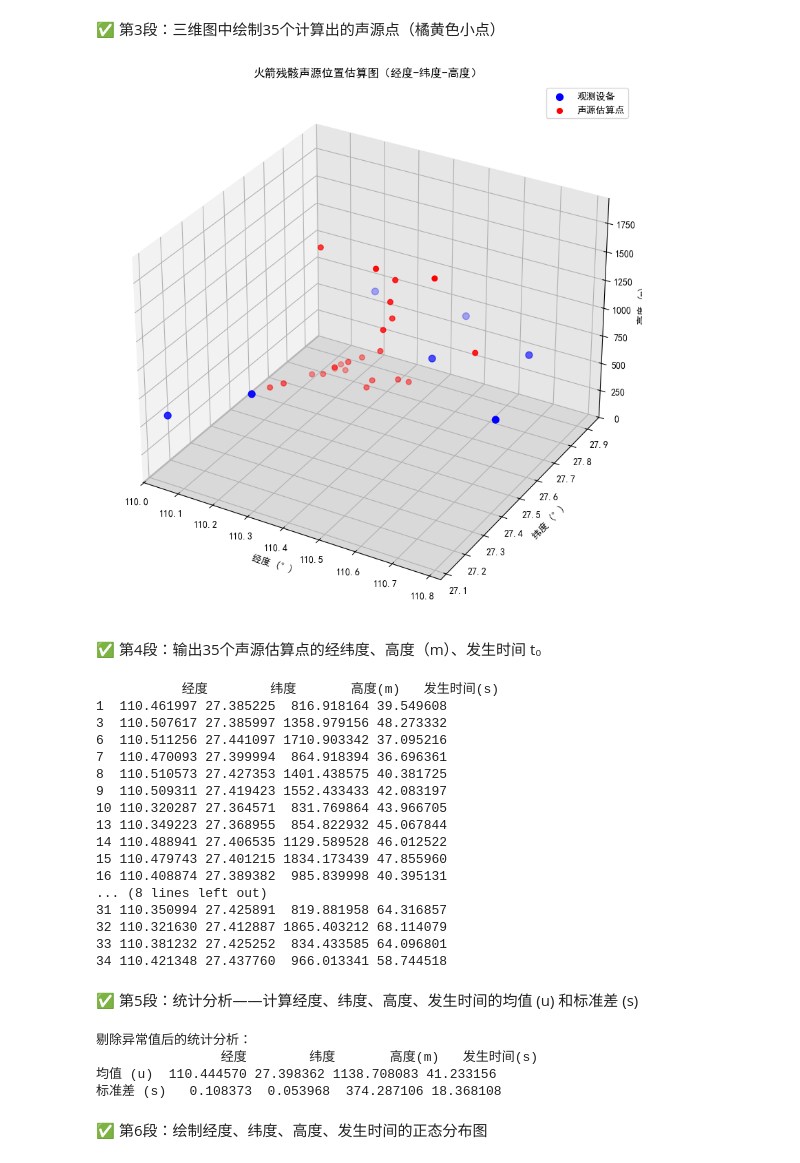
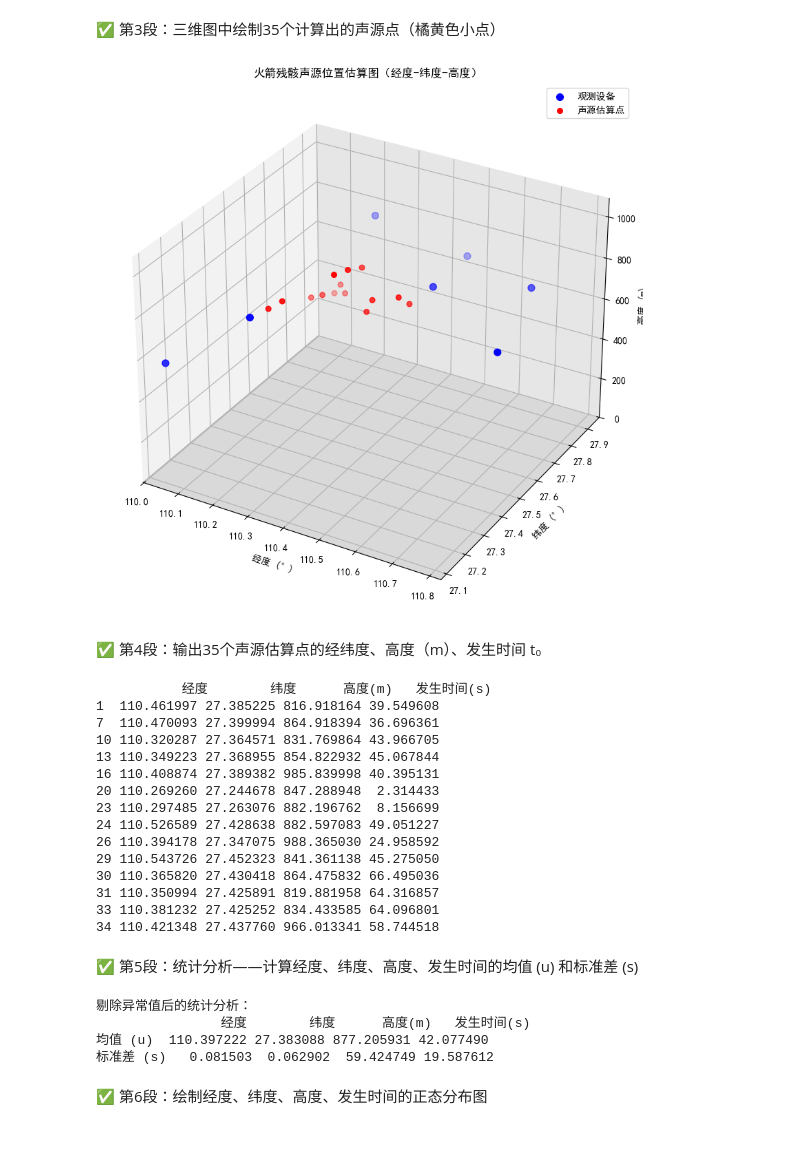
Before and after one commit to blueingj/python-demo, a Jupyter notebook: 数模/11.ipynb, the cells around one changed output. Saved outputs shown, nothing was run; the diff lists cells and outputs as text; code cells hidden in the pictures.

```diff
--- a/数模/11.ipynb
+++ b/数模/11.ipynb
@@ -140,7 +140,7 @@ def xy_to_lonlat(x, y):
 # 过滤异常值（高度和时间不合理）
 filtered_df = result_df[
     (result_df['t0(s)'] > 0) & (result_df['t0(s)'] < 200) &
-    (result_df['z(km)'] > 0) & (result_df['z(km)'] < 2)
+    (result_df['z(km)'] > 0) & (result_df['z(km)'] < 1)
 ].copy()
 
 # z 转换为高度 m
@@ -168,34 +168,34 @@ z_min, z_max = 0, max(z_known.max(), z_est.max()) + 100
 
 # ========== 4. 绘图 ========== #
 fig = plt.figure(figsize=(10, 10))
 ax = fig.add_subplot(111, projection='3d')
 ax.grid(True)
 
 # 灰色立体背景
 ax.xaxis.set_pane_color((0.95, 0.95, 0.95, 1.0))
 ax.yaxis.set_pane_color((0.9, 0.9, 0.9, 1.0))
 ax.zaxis.set_pane_color((0.85, 0.85, 0.85, 1.0))
 
 # 绘制蓝色观测点
 ax.scatter(x_known, y_known, z_known, c='blue', s=50, label='观测设备')
 
 # 绘制橘黄色声源点
 ax.scatter(x_est, y_est, z_est, c='red', s=30, label='声源估算点')
 
 # 坐标轴设置
 ax.set_xlim(x_min - 0.05, x_max + 0.05)
 ax.set_ylim(y_min - 0.05, y_max + 0.05)
 ax.set_zlim(z_min, z_max)
 
 ax.set_xlabel('经度 (°)')
 ax.set_ylabel('纬度 (°)')
 ax.set_zlabel('高度 (m)')
 ax.set_title('火箭残骸声源位置估算图（经度-纬度-高度）')
 
 plt.legend()
 plt.show()
 # %% [output]
-[figure, old version]
+[figure, new version]
 # %% [markdown]
 ✅ 第4段：输出35个声源估算点的经纬度、高度（m）、发生时间 t₀
 # %%
@@ -212,23 +212,21 @@ output_df.rename(columns={'z(m)': '高度(m)', 't0(s)': '发生时间(s)'}, inpl
 # 打印结果
 print(output_df)
 # %% [output]
-           经度        纬度       高度(m)   发生时间(s)
-1  110.461997 27.385225  816.918164 39.549608
-3  110.507617 27.385997 1358.979156 48.273332
-6  110.511256 27.441097 1710.903342 37.095216
-7  110.470093 27.399994  864.918394 36.696361
-8  110.510573 27.427353 1401.438575 40.381725
-9  110.509311 27.419423 1552.433433 42.083197
-10 110.320287 27.364571  831.769864 43.966705
-13 110.349223 27.368955  854.822932 45.067844
-14 110.488941 27.406535 1129.589528 46.012522
-15 110.479743 27.401215 1834.173439 47.855960
-16 110.408874 27.389382  985.839998 40.395131
-... (8 lines left out)
-31 110.350994 27.425891  819.881958 64.316857
-32 110.321630 27.412887 1865.403212 68.114079
-33 110.381232 27.425252  834.433585 64.096801
-34 110.421348 27.437760  966.013341 58.744518
+           经度        纬度      高度(m)   发生时间(s)
+1  110.461997 27.385225 816.918164 39.549608
+7  110.470093 27.399994 864.918394 36.696361
+10 110.320287 27.364571 831.769864 43.966705
+13 110.349223 27.368955 854.822932 45.067844
+16 110.408874 27.389382 985.839998 40.395131
+20 110.269260 27.244678 847.288948  2.314433
+23 110.297485 27.263076 882.196762  8.156699
+24 110.526589 27.428638 882.597083 49.051227
+26 110.394178 27.347075 988.365030 24.958592
+29 110.543726 27.452323 841.361138 45.275050
+30 110.365820 27.430418 864.475832 66.495036
+31 110.350994 27.425891 819.881958 64.316857
+33 110.381232 27.425252 834.433585 64.096801
+34 110.421348 27.437760 966.013341 58.744518
 # %% [markdown]
 ✅ 第5段：统计分析——计算经度、纬度、高度、发生时间的均值 (u) 和标准差 (s)
 # %%
@@ -252,9 +250,9 @@ print("剔除异常值后的统计分析：")
 print(stats_clean)
 # %% [output]
 剔除异常值后的统计分析：
-                经度        纬度       高度(m)   发生时间(s)
-均值 (u)  110.444570 27.398362 1138.708083 41.233156
-标准差 (s)   0.108373  0.053968  374.287106 18.368108
+                经度        纬度      高度(m)   发生时间(s)
+均值 (u)  110.397222 27.383088 877.205931 42.077490
+标准差 (s)   0.081503  0.062902  59.424749 19.587612
 # %% [markdown]
 ✅ 第6段：绘制经度、纬度、高度、发生时间的正态分布图
 # %%
```
Also changed, not shown: parts of 1 cell of this notebook.
